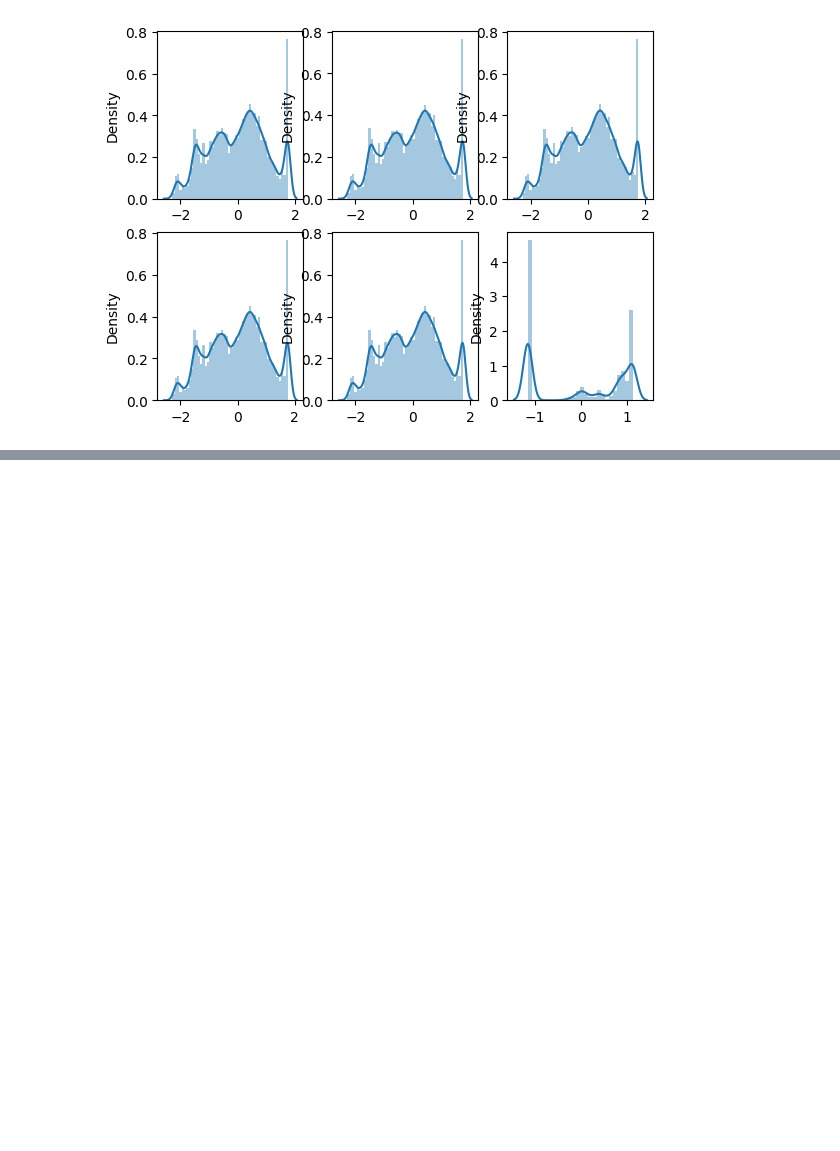
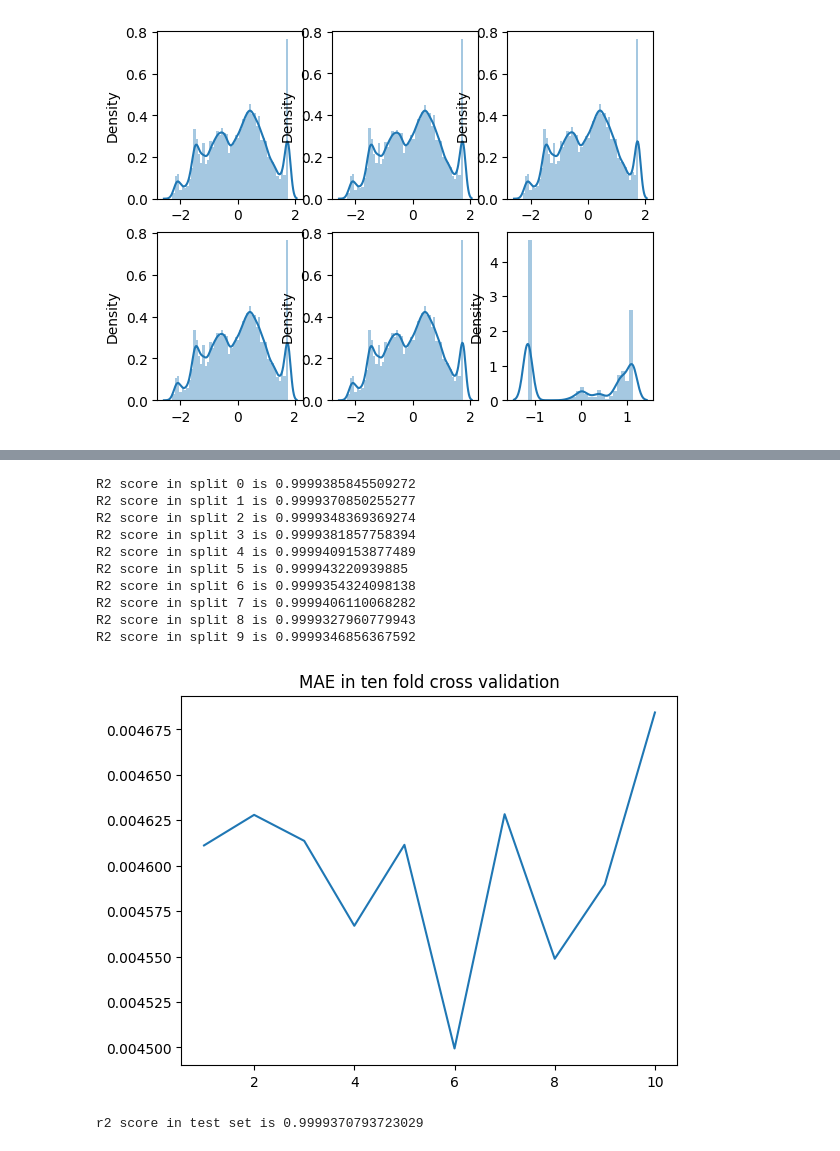
Before and after one commit to arjun8009/Python-Exeter, a Jupyter notebook: Learning From Data ECMM445 - CA1 part 2.ipynb, the cells around one changed output, grey strips where cells are left out. Drawn from its saved outputs; the diff is of its cells as text; code cells hidden in the pictures; blank space fills up the shorter version.

```diff
--- a/Learning From Data ECMM445 - CA1 part 2.ipynb
+++ b/Learning From Data ECMM445 - CA1 part 2.ipynb
@@ -361,0 +437,44 @@ skewness of CLose USD is -0.07649566697395607
+# %%
+features = data_final[['Open','High','Volume']]
+target = data_final['Adj Close']
+xtrain,xtest,ytrain,ytest = train_test_split(features,target,test_size=0.3)
+# %%
+kfold = KFold(n_splits=10,shuffle=True)
+splits = kfold.split(xtrain,ytrain)
+train_indexes_per_split = []
+test_indexes_per_split = []
+for n,(train_indexes,test_indexes) in enumerate(splits):
+    train_indexes_per_split.append(train_indexes)
+    test_indexes_per_split.append(test_indexes)
+# %%
+xtrains = xtrain.to_numpy()
+ytrains = ytrain.to_numpy()
+# %%
+MAE = []
+model = RandomForestRegressor(n_estimators = 100)
+for i in range(10):
+    model.fit(xtrains[train_indexes_per_split[i]],ytrains[train_indexes_per_split[i]])
+    print('R2 score in split {0} is {1}'.format(i,r2_score(ytrains[test_indexes_per_split[i]],
+    model.predict(xtrains[test_indexes_per_split[i]]))))
+    MAE.append(mean_absolute_error(ytrains[test_indexes_per_split[i]],
+    model.predict(xtrains[test_indexes_per_split[i]])))
+plt.figure()
+plt.title('MAE in ten fold cross validation')
+plt.plot([1,2,3,4,5,6,7,8,9,10],MAE)
+plt.show()
+# %% [output]
+R2 score in split 0 is 0.9999385845509272
+R2 score in split 1 is 0.9999370850255277
+R2 score in split 2 is 0.9999348369369274
+R2 score in split 3 is 0.9999381857758394
+R2 score in split 4 is 0.9999409153877489
+R2 score in split 5 is 0.999943220939885
+R2 score in split 6 is 0.9999354324098138
+R2 score in split 7 is 0.9999406110068282
+R2 score in split 8 is 0.9999327960779943
+R2 score in split 9 is 0.9999346856367592
+[figure, added]
+# %%
+print('r2 score in test set is {0}'.format(r2_score(ytest,model.predict(xtest))))
+# %% [output]
+r2 score in test set is 0.9999370793723029
```
Also changed, not shown: parts of 11 cells of this notebook.
